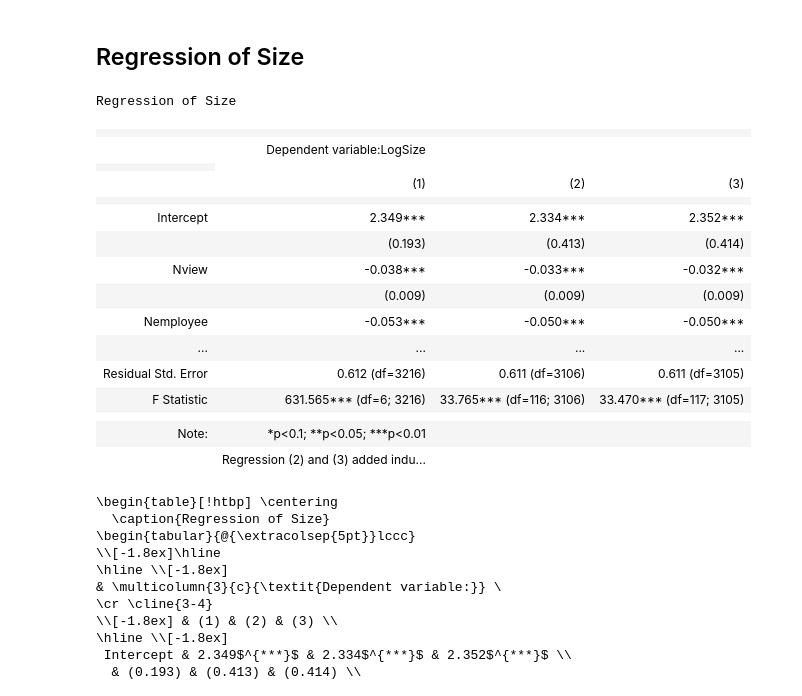
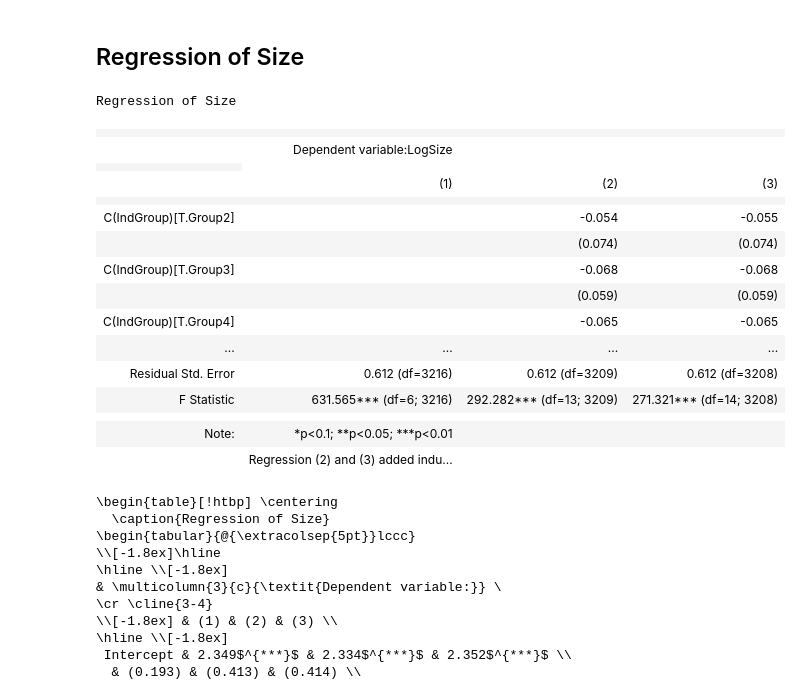
Before and after one commit to wanxii/nonlinear-pricing, a Jupyter notebook: regression.ipynb, the cells around one changed output. Drawn from its saved outputs; the diff is of its cells as text; code cells hidden in the pictures.

Commit message:
Update groups

```diff
--- a/regression.ipynb
+++ b/regression.ipynb
@@ -340,8 +577,9 @@ set(data.Country)
 # %%
 reg_data = copy.copy(data[['Binary', 'Revenue', 'Nview', 'Nemployee', 'Founded', 'Revenue year',
                            'Size', 'Price', 'Adeals', 'Ncontacted', 'Nform', 'State', 'Country',
-                           'Nmanagers', 'Public', 'Group', 'Industry']])
+                           'Nmanagers', 'Public', 'Group', 'Industry', 'Amount']])
 reg_data['Revenue'] = np.log(reg_data['Revenue'])
+reg_data['Amount'] = np.log(reg_data['Amount'])
 reg_data['Nview'] = np.log(reg_data['Nview']+1)
 reg_data['Nemployee'] = np.log(reg_data['Nemployee']+1)
 reg_data['Adeals'] = np.log(reg_data['Adeals']+1)
@@ -382,3 +620,7 @@ reg_data.head()
 | 8 | 0 | 16.118096 | 3.555348 | 6.311735 | 2.639057 | 2020 | 197.0 | 2300 | 0.693147 | 3.555348 | ... |
 | 9 | 1 | 16.118096 | 5.723585 | 8.006701 | 2.639057 | 2020 | 191.0 | 2300 | 3.044522 | 7.021976 | ... |
 | 11 | 0 | 17.727534 | 1.098612 | 8.517393 | 3.258097 | 2021 | 180.0 | 2300 | 0.693147 | 2.397895 | ... |
+# %%
+reg_data['IndGroup'] = reg_data.Industry.map(ind_group)
+print(reg_data.groupby('IndGroup')['Size'].count())
+print(reg_data.groupby('IndGroup')['Amount'].sum())
@@ -440,34 +703,34 @@ reg_size1 = smf.ols('LogSize ~ Nview + Nemployee + Revperemp + Year + Medium + L
                      data=reg_data).fit()
 # print(reg_size1.summary())
 # %%
-reg_size2 = smf.ols('LogSize ~ Nview + Nemployee + Revperemp + Year + Medium + Large + C(Industry)',
+reg_size2 = smf.ols('LogSize ~ Nview + Nemployee + Revperemp + Year + Medium + Large + C(IndGroup)',
                     data=reg_data).fit()
 # print(reg_size2.summary())
 # %%
-reg_size3 = smf.ols('LogSize ~ Nview + Nemployee + Revperemp + Year + Medium + Large + C(Industry) + USfirm',
+reg_size3 = smf.ols('LogSize ~ Nview + Nemployee + Revperemp + Year + Medium + Large + C(IndGroup) + USfirm',
                     data=reg_data).fit()
 # print(reg_size3.summary())
 # %%
 s = Stargazer([reg_size1, reg_size2, reg_size3])
-s.covariate_order(['Intercept', 'Nview', 'Nemployee', 'Revperemp', 'Year', 'Medium', 'Large', 'USfirm'])
+# s.covariate_order(['Intercept', 'Nview', 'Nemployee', 'Revperemp', 'Year', 'Medium', 'Large', 'USfirm'])
 s.add_custom_notes(['Regression (2) and (3) added industry fixed effects.'])
 s.title('Regression of Size')
 s
 # %% [output]
 Regression of Size
 |  |  |  |  |
 |  | Dependent variable:LogSize |  |  |
 |  |
 |  | (1) | (2) | (3) |
 |  |  |  |  |
-| Intercept | 2.349*** | 2.334*** | 2.352*** |
-|  | (0.193) | (0.413) | (0.414) |
-| Nview | -0.038*** | -0.033*** | -0.032*** |
-|  | (0.009) | (0.009) | (0.009) |
-| Nemployee | -0.053*** | -0.050*** | -0.050*** |
+| C(IndGroup)[T.Group2] |  | -0.054 | -0.055 |
+|  |  | (0.074) | (0.074) |
+| C(IndGroup)[T.Group3] |  | -0.068 | -0.068 |
+|  |  | (0.059) | (0.059) |
+| C(IndGroup)[T.Group4] |  | -0.065 | -0.065 |
 | ... | ... | ... | ... |
-| Residual Std. Error | 0.612 (df=3216) | 0.611 (df=3106) | 0.611 (df=3105) |
-| F Statistic | 631.565*** (df=6; 3216) | 33.765*** (df=116; 3106) | 33.470*** (df=117; 3105) |
+| Residual Std. Error | 0.612 (df=3216) | 0.612 (df=3209) | 0.612 (df=3208) |
+| F Statistic | 631.565*** (df=6; 3216) | 292.282*** (df=13; 3209) | 271.321*** (df=14; 3208) |
 |  |  |  |  |
 | Note: | *p<0.1; **p<0.05; ***p<0.01 |  |  |
 |  | Regression (2) and (3) added indu... |  |  |
```
Also changed, not shown: parts of 14 cells of this notebook.
